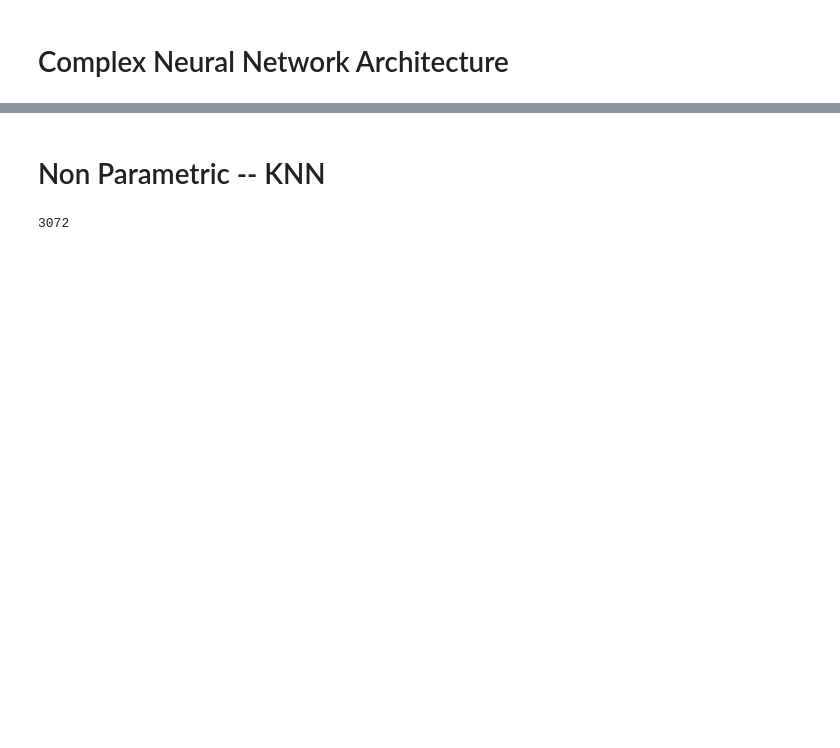
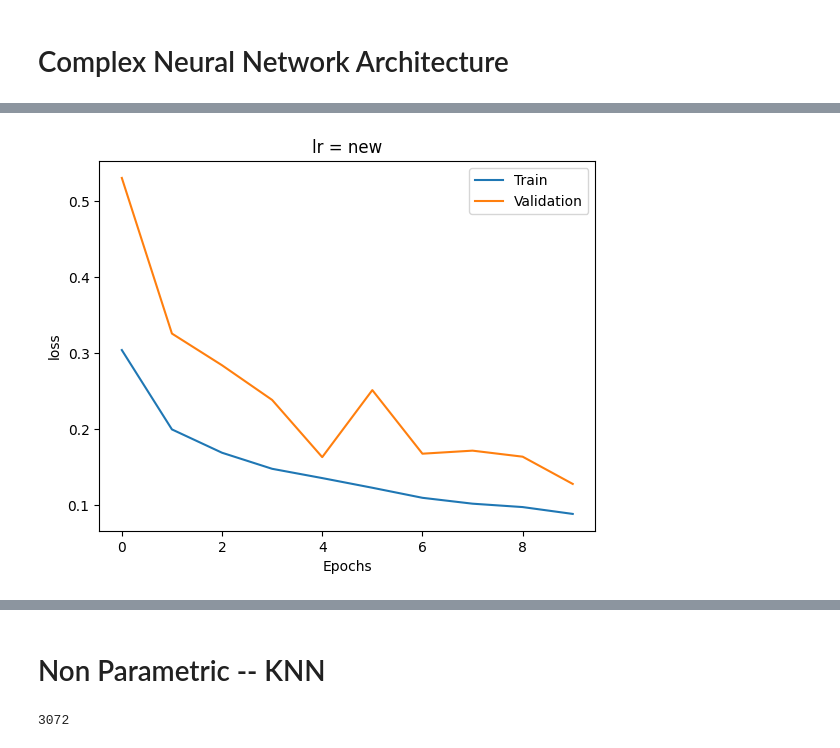
Before and after one commit to s-hashirahmed/cif10, a Jupyter notebook: c10.ipynb, the cells around one changed output, grey strips where cells are left out. Cells and saved outputs as stored; diff of their text form; code cells hidden in the pictures; blank space fills up the shorter version.

```diff
--- a/c10.ipynb
+++ b/c10.ipynb
@@ -335,0 +714,11 @@ sns.heatmap(cm_3)
+# %%
+plt.plot(hist_cnn_3a.history['loss'])
+plt.plot(hist_cnn_3a.history['val_loss'])
+plt.title("lr = new")
+plt.ylabel('loss')
+plt.xlabel('Epochs')
+plt.legend(['Train', 'Validation'])
+
+plt.show()
+# %% [output]
+[figure, added]
```
Also changed, not shown: parts of 71 cells of this notebook.
